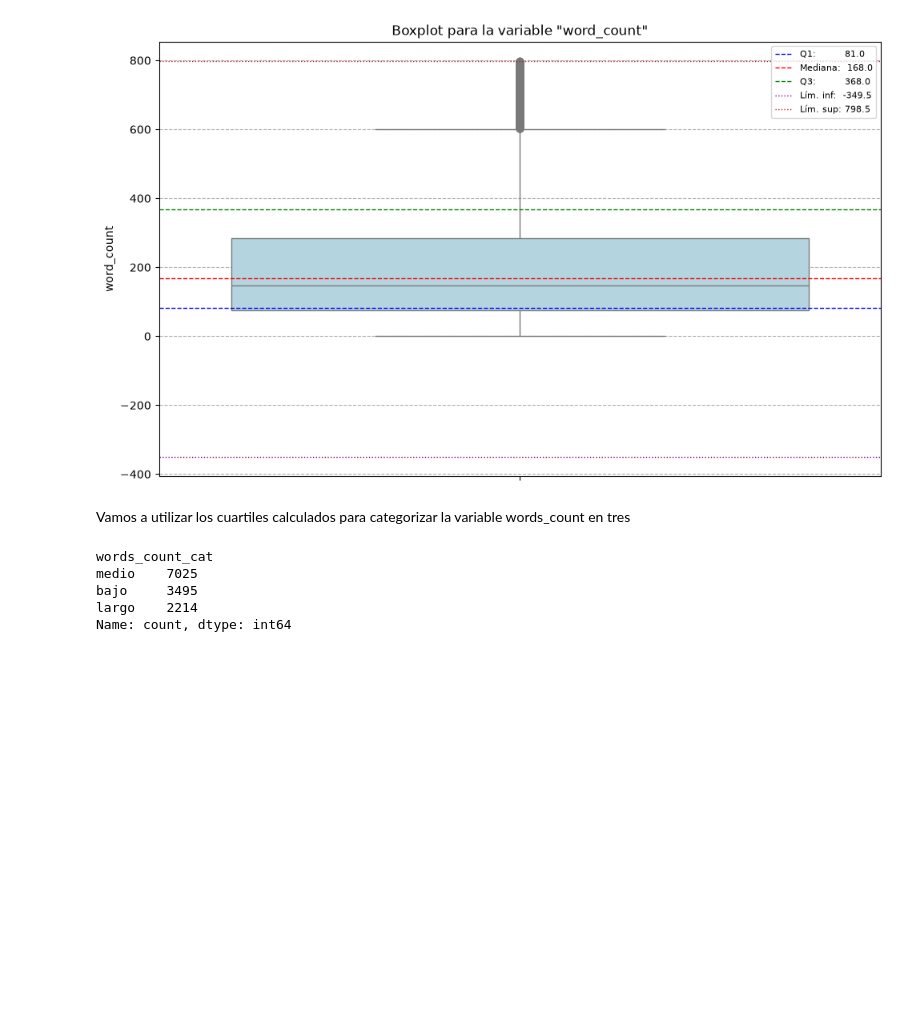
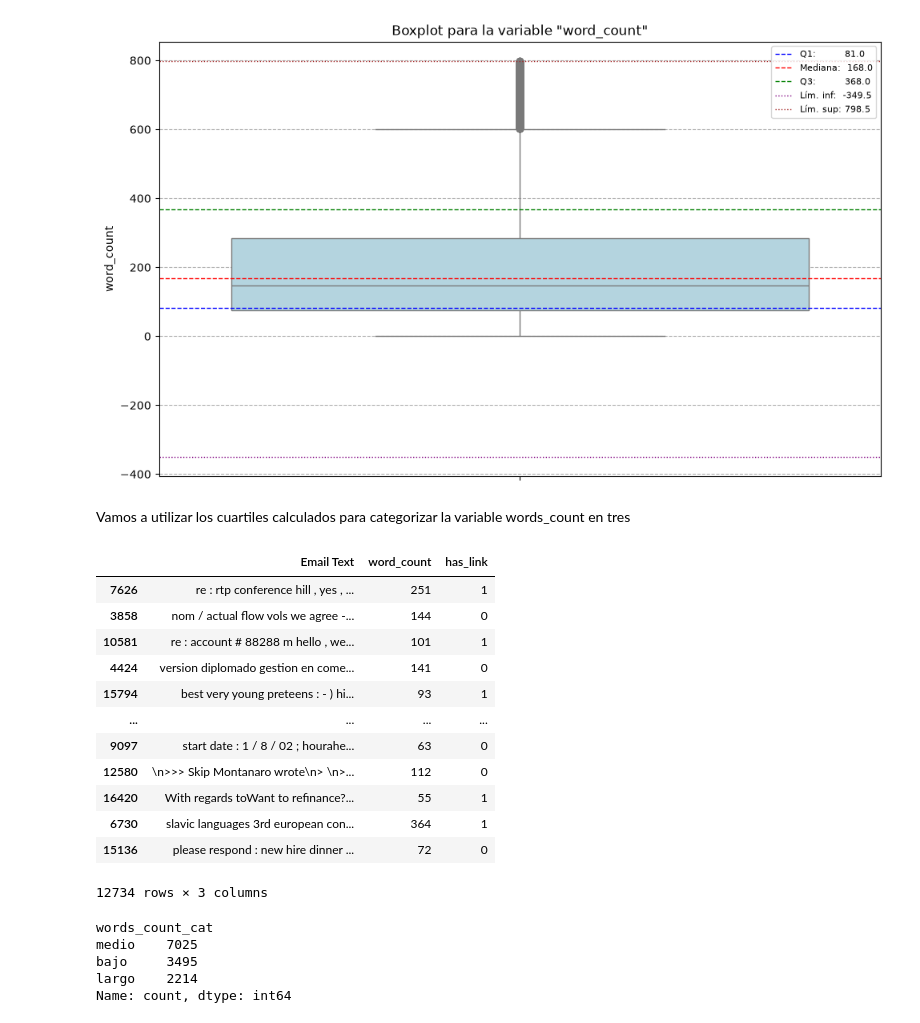
Before and after one commit to LCampi01/machine_learning_ceia, a Jupyter notebook: 00_eda.ipynb, the cells around one changed output. Drawn from its saved outputs; the diff is of its cells as text; code cells hidden in the pictures; blank space fills up the shorter version.

```diff
--- a/00_eda.ipynb
+++ b/00_eda.ipynb
@@ -204,6 +204,22 @@ plt.show()
 [figure]
 # %% [markdown]
 Vamos a utilizar los cuartiles calculados para categorizar la variable words_count en tres
+# %%
+X_train
+# %% [output]
+|  | Email Text | word_count | has_link |
+| 7626 | re : rtp conference hill , yes , ... | 251 | 1 |
+| 3858 | nom / actual flow vols we agree -... | 144 | 0 |
+| 10581 | re : account # 88288 m hello , we... | 101 | 1 |
+| 4424 | version diplomado gestion en come... | 141 | 0 |
+| 15794 | best very young preteens : - ) hi... | 93 | 1 |
+| ... | ... | ... | ... |
+| 9097 | start date : 1 / 8 / 02 ; hourahe... | 63 | 0 |
+| 12580 | \n>>> Skip Montanaro wrote\n> \n>... | 112 | 0 |
+| 16420 | With regards toWant to refinance?... | 55 | 1 |
+| 6730 | slavic languages 3rd european con... | 364 | 1 |
+| 15136 | please respond : new hire dinner ... | 72 | 0 |
+12734 rows × 3 columns
 # %%
 def categorize_words(x):
     if x < word_count_Q1:
```
Also changed, not shown: parts of 4 cells of this notebook, 6 other files.
